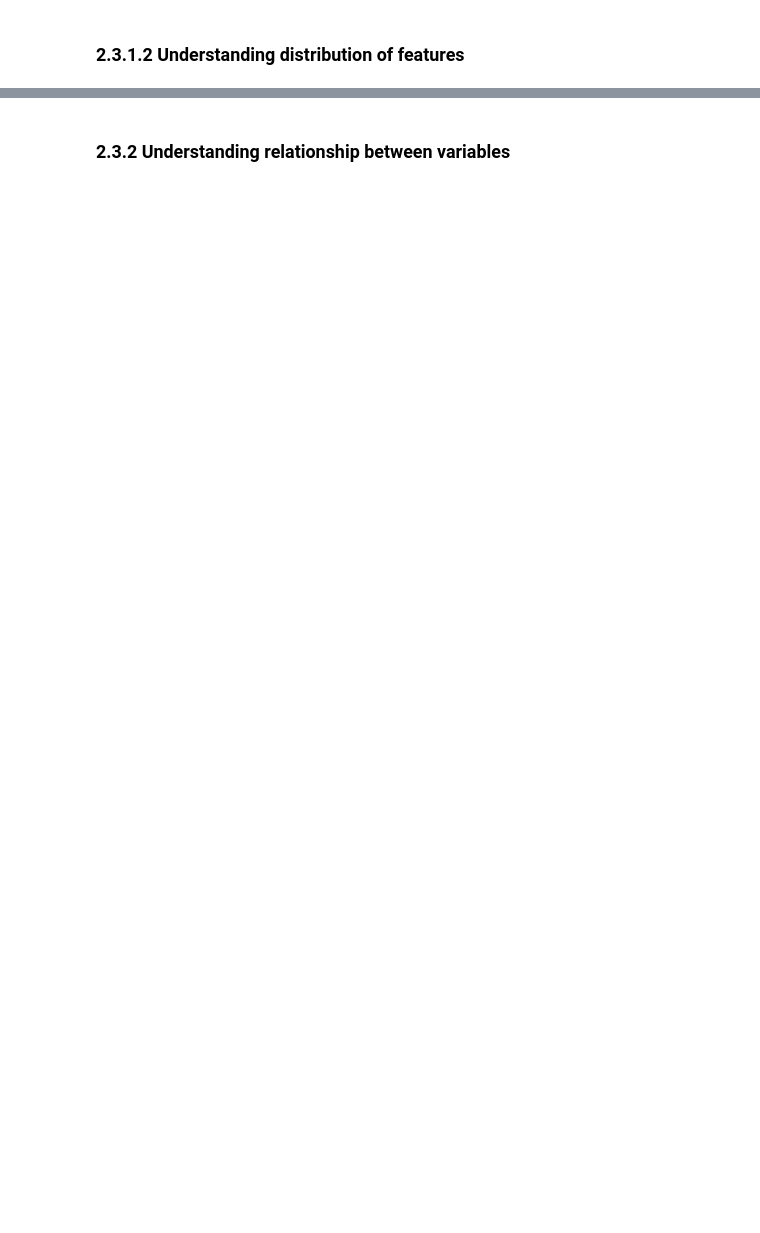
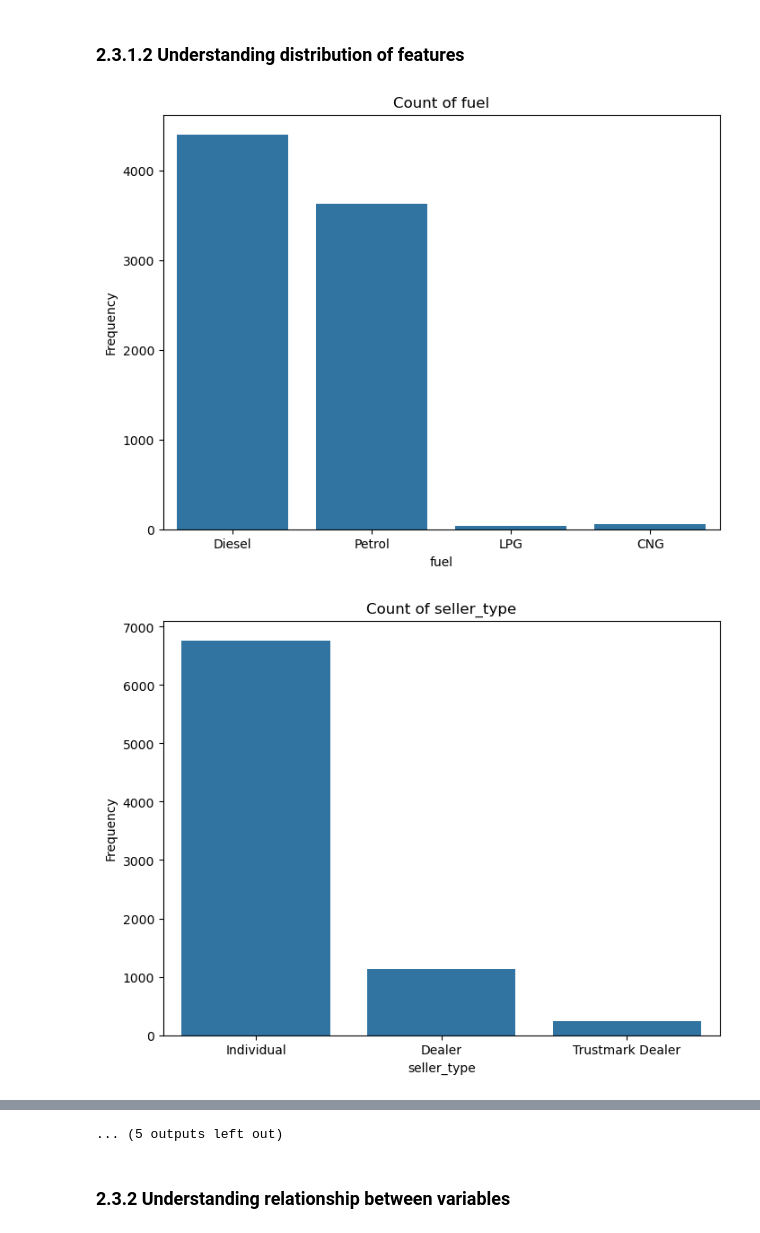
Before and after one commit to jaydeene/mldp_project, a Jupyter notebook: MLDP Program Codes Submission Template.ipynb, the cells around one changed output, grey strips where cells are left out. Saved outputs shown, nothing was run; the diff lists cells and outputs as text; code cells hidden in the pictures; blank space fills up the shorter version.

```diff
--- a/MLDP Program Codes Submission Template.ipynb
+++ b/MLDP Program Codes Submission Template.ipynb
@@ -69,2 +158,7 @@ seats - numerical (float)
 # %%
 ## Describe data distribution
+df.describe()
+
+for col in ['fuel', 'seller_type', 'transmission', 'owner']:
+    print(df[col].value_counts())
+    print()
@@ -80,3 +215,49 @@ seats - numerical (float)
 ### 2.3.1.2 Understanding distribution of features
 # %%
 ## Understanding distribution of features
+
+import matplotlib.pyplot as plt
+
+
+
+## 1. Categorical features
+categorical_cols = ['fuel', 'seller_type', 'transmission', 'owner']
+
+## count plot
+for col in categorical_cols:
+    plt.figure(figsize=(8,6))
+    sns.countplot(data=df, x=col)
+    plt.title(f'Count of {col}')
+    plt.xlabel(col)
+    plt.ylabel('Frequency')
+    plt.show()
+
+## Bar plot
+avg_price_by_cat = df.groupby('fuel')['selling_price'].mean().reset_index()
+plt.figure(figsize=(8,6))
+sns.barplot(data=avg_price_by_cat, x='fuel', y='selling_price')
+plt.title('Average Selling Price by Fuel Type')
+plt.xlabel('Fuel Type')
+plt.ylabel('Average Selling Price')
+plt.show()
+
+
+## 2. Numerical features
+numerical_cols = ['year', 'km_driven', 'mileage', 'engine', 'max_power','seats']
+col_y = 'selling_price'
+
+## Histogram and boxplot
+for col_x in numerical_cols:
+    df[col_x].plot(kind='hist', bins=30, figsize=(8,6))
+    plt.title(f'Distribution of {col_x}')
+    plt.xlabel(col_x)
+    plt.ylabel('Frequency')
+    plt.show()
+
+    ## Boxplot
+    df[col_x].plot(kind='box', figsize=(6,4))
+    plt.title(f'Boxplot of {col_x}')
+    plt.show()
+# %% [output]
+[figure, added]
+[figure, added]
@@ -83,3 +274,4 @@ seats - numerical (float)
+... (5 outputs left out)
 # %% [markdown]
 ### 2.3.2 Understanding relationship between variables
 # %%
```
Also changed, not shown: parts of 42 cells of this notebook, 1 other file.
